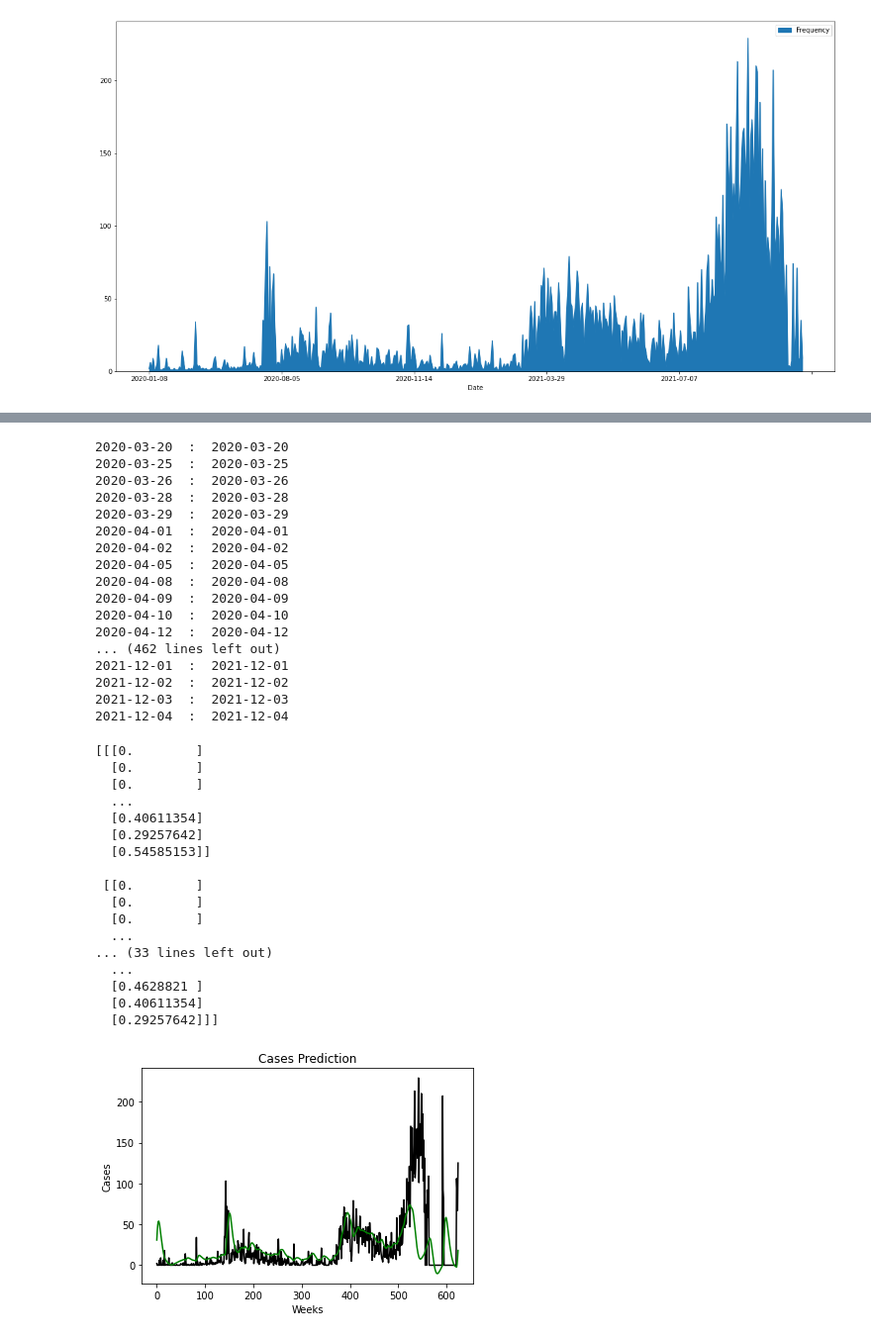
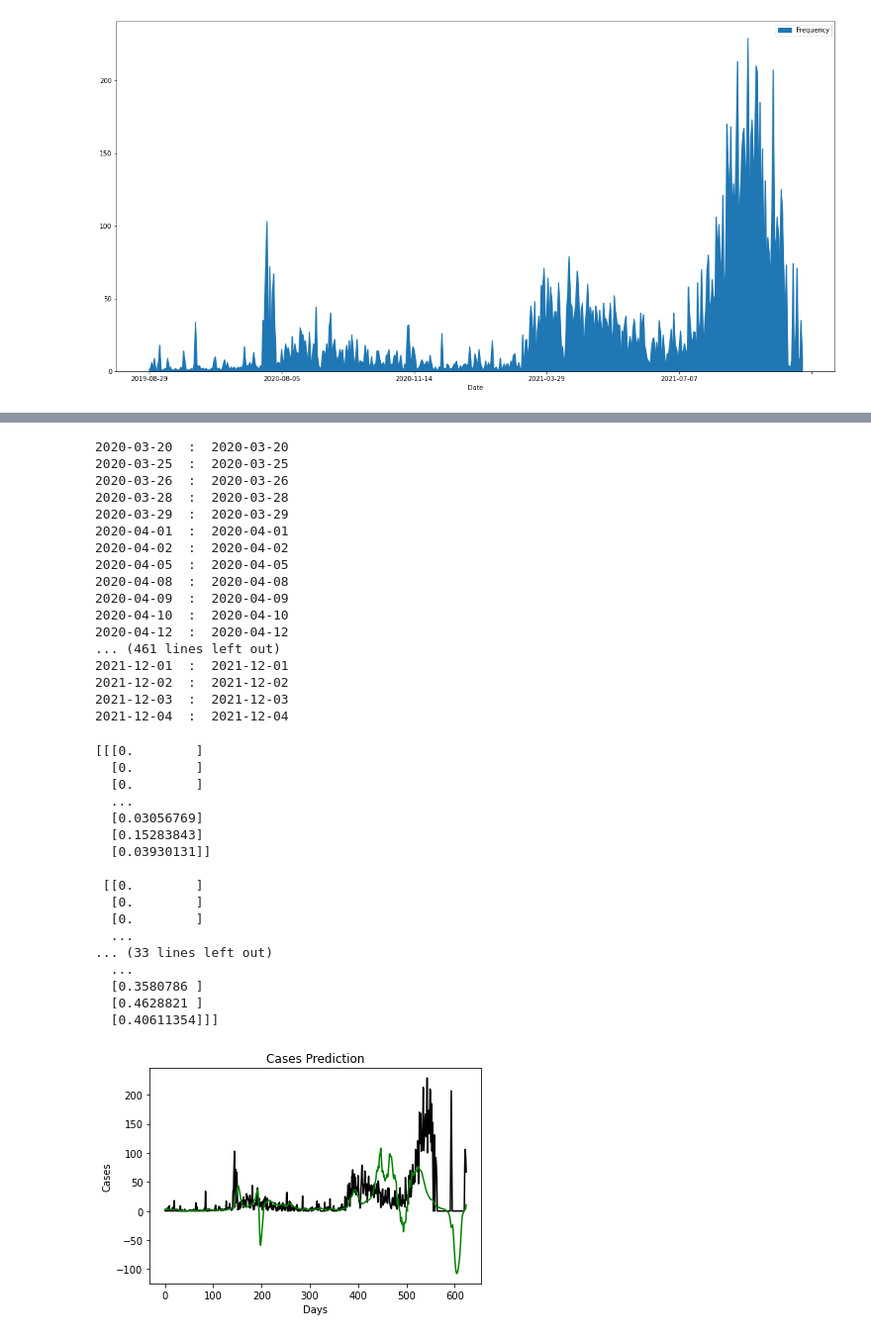
Before and after one commit to DabideBoi/ML-Covid-Prediction-General-Trias, a Jupyter notebook: ML 35 Epoch RMSprop copy.ipynb, the cells around one changed output, grey strips where cells are left out. Shown at 99% size. Drawn from its saved outputs; the diff is of its cells as text; code cells hidden in the pictures.

Commit message:
updated LSTM (with more Optimizers)

```diff
--- a/ML 35 Epoch RMSprop copy.ipynb
+++ b/ML 35 Epoch RMSprop copy.ipynb
@@ -3,7 +3,7 @@ import pandas as pd
 import numpy as np
 import matplotlib.pyplot as plt
 # %%
-workbook = pd.read_csv('COVID-19-DATABASE.xlsx-CONFIRMED.csv')
+workbook = pd.read_csv('COVID-19-DATABASE-1.xlsx-Copy-of-CONFIRMED.csv')
 workbook.head()
 # %% [output]
 |  | MM (Morbidity Month) | MW (Morbidity Week) | DATE REPORTED | DRU | REGION OF DRU | MUNCITY OF DRU | ... |
@@ -89,7 +87,7 @@ data.plot(kind="area", x="Date", y="Frequency", figsize=(20, 10))
 from datetime import timedelta
 import datetime as dt
 
-start = dt.date(2020, 3, 20)
+start = dt.date(2019, 8, 29)
 end = dt.date(2021, 12, 4)
 
 def daterange(date1, date2):
@@ -185,7 +183,7 @@ model.add(LSTM(units=50))
 model.add(Dropout(0.2))
 model.add(Dense(units=1))
 
-model.compile(optimizer='adam', loss='mean_squared_error')
-model.fit(x_train, y_train, epochs=25, batch_size=32)
+model.compile(optimizer='rmsprop', loss='mean_squared_error')
+model.fit(x_train, y_train, epochs=35, batch_size=32)
 # %% [output]
 Epoch 1/25
@@ -228,7 +226,7 @@ actual_cases = test_data['Frequency']
 2020-04-09  :  2020-04-09
 2020-04-10  :  2020-04-10
 2020-04-12  :  2020-04-12
-... (462 lines left out)
+... (461 lines left out)
 2021-12-01  :  2021-12-01
 2021-12-02  :  2021-12-02
 2021-12-03  :  2021-12-03
@@ -252,9 +250,9 @@ prediction_cases = scaler.inverse_transform(prediction_cases)
   [0.        ]
   [0.        ]
   ...
-  [0.40611354]
-  [0.29257642]
-  [0.54585153]]
+  [0.03056769]
+  [0.15283843]
+  [0.03930131]]
 
  [[0.        ]
   [0.        ]
@@ -262,9 +260,9 @@ prediction_cases = scaler.inverse_transform(prediction_cases)
   ...
 ... (33 lines left out)
   ...
+  [0.3580786 ]
   [0.4628821 ]
-  [0.40611354]
-  [0.29257642]]]
+  [0.40611354]]]
 # %%
 real_data = [model_inputs[len(model_inputs) + 1 - predict_weeks:len(model_inputs) + 1, 0]]
 real_data = np.array(real_data)
@@ -272,13 +270,12 @@ real_data = np.reshape(real_data, (real_data.shape[0], real_data.shape[1], 1))
 # %%
 plt.plot(actual_cases, color='black', label='Actual Cases')
 plt.plot(prediction_cases, color='green', label='Predicted Cases')
 plt.title("Cases Prediction")
-plt.xlabel('Weeks')
+plt.xlabel('Days')
 plt.ylabel('Cases')
-
 plt.show()
 # %% [output]
-[figure, old version]
+[figure, new version]
 # %%
 prediction_cases
 # %% [output]
```
Also changed, not shown: parts of 10 cells of this notebook.
